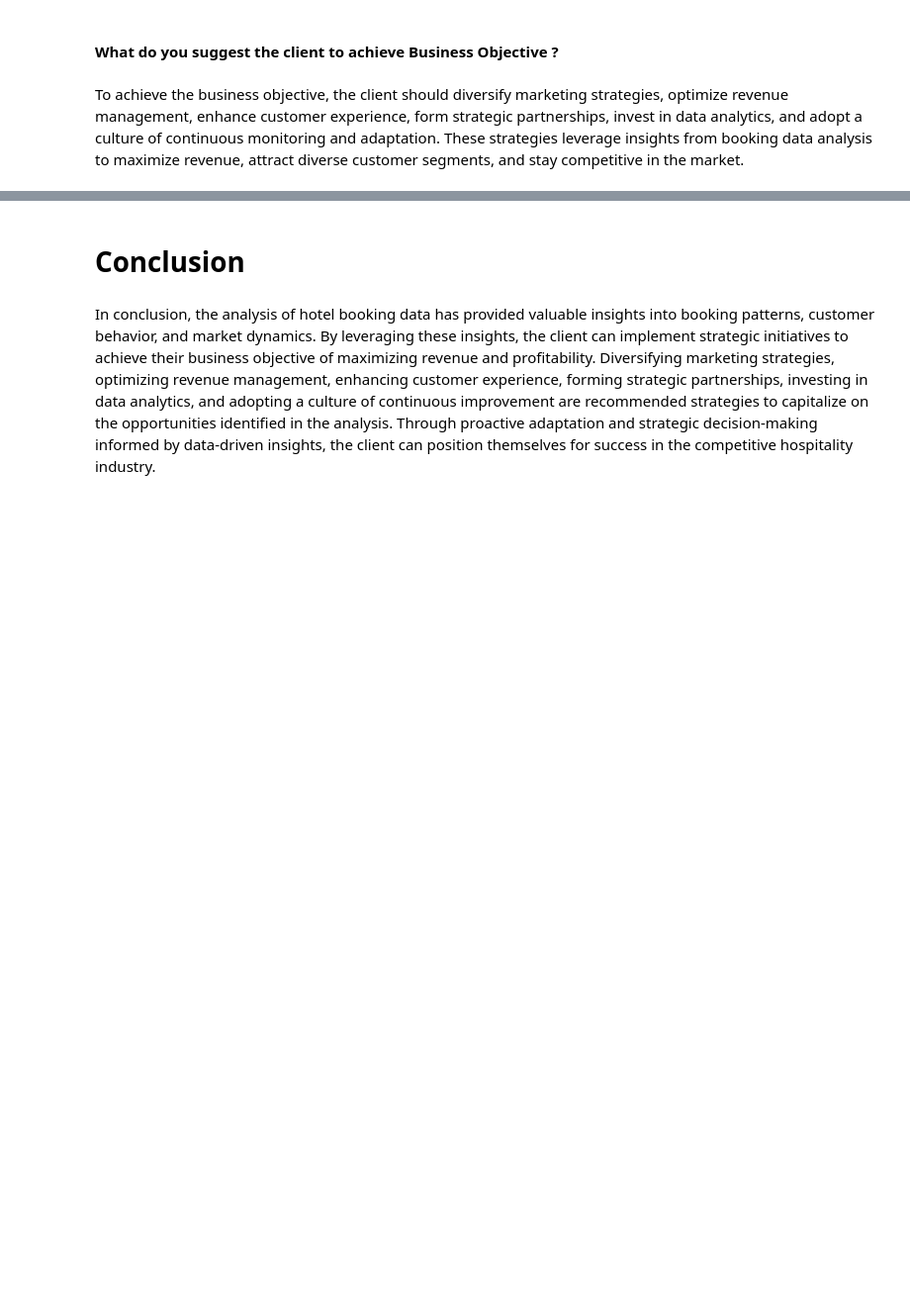
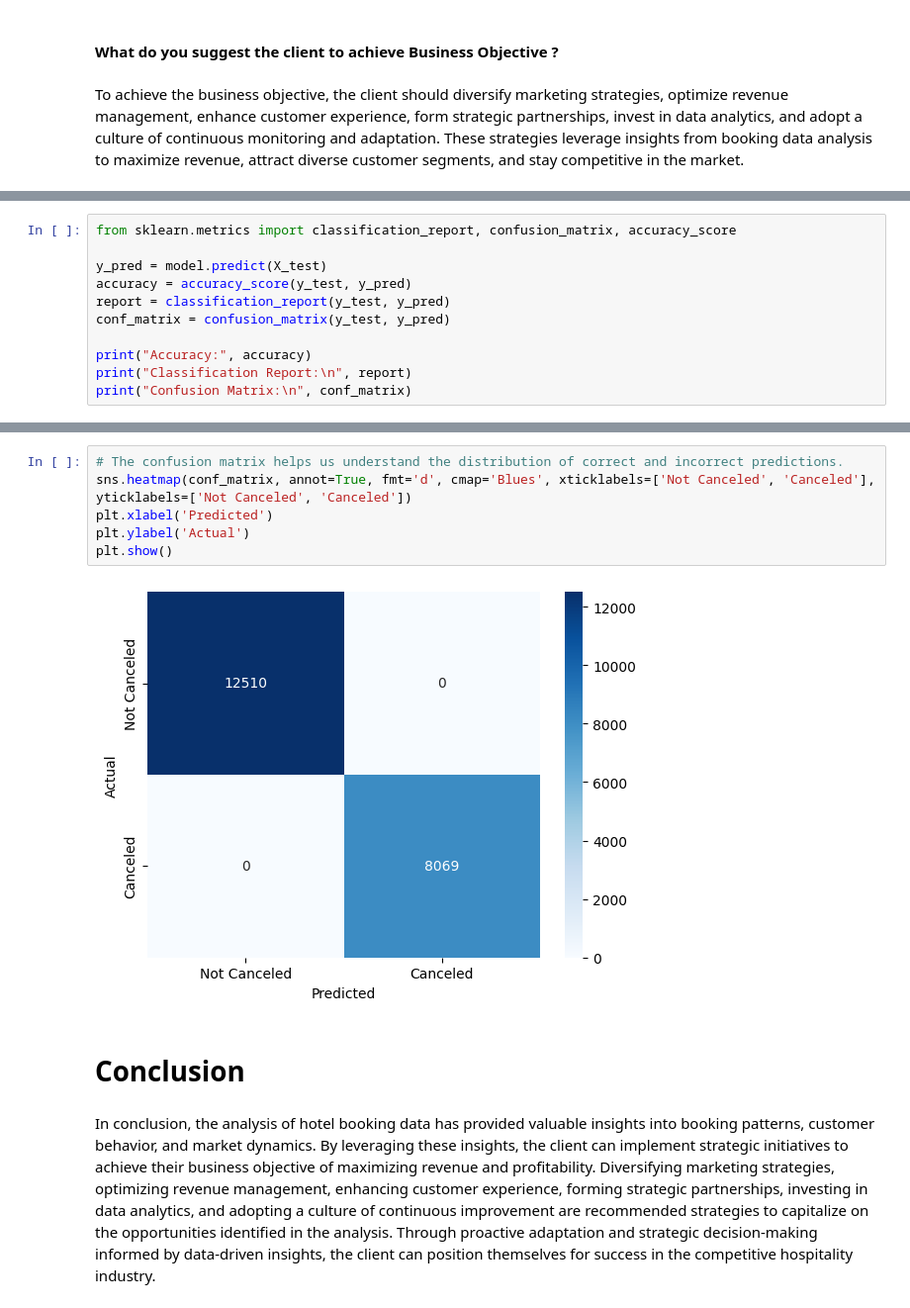
Before and after one commit to djash23/EDA-on-Hotel-Bookings, a Jupyter notebook: Hotel_Booking_Analysis.ipynb, the cells around one changed output, grey strips where cells are left out. Shown at 99% size. Saved outputs shown, nothing was run; the diff lists cells and outputs as text; blank space fills up the shorter version.

```diff
--- a/Hotel_Booking_Analysis.ipynb
+++ b/Hotel_Booking_Analysis.ipynb
@@ -689,0 +765,11 @@ To achieve the business objective, the client should diversify marketing strateg
+# %%
+from sklearn.metrics import classification_report, confusion_matrix, accuracy_score
+
+y_pred = model.predict(X_test)
+accuracy = accuracy_score(y_test, y_pred)
+report = classification_report(y_test, y_pred)
+conf_matrix = confusion_matrix(y_test, y_pred)
+
+print("Accuracy:", accuracy)
+print("Classification Report:\n", report)
+print("Confusion Matrix:\n", conf_matrix)
@@ -690,3 +791,11 @@ To achieve the business objective, the client should diversify marketing strateg
+# %%
+# The confusion matrix helps us understand the distribution of correct and incorrect predictions.
+sns.heatmap(conf_matrix, annot=True, fmt='d', cmap='Blues', xticklabels=['Not Canceled', 'Canceled'], yticklabels=['Not Canceled', 'Canceled'])
+plt.xlabel('Predicted')
+plt.ylabel('Actual')
+plt.show()
+# %% [output]
+[figure, added]
 # %% [markdown]
 # **Conclusion**
 # %% [markdown]
```
Also changed, not shown: parts of 10 cells of this notebook.
